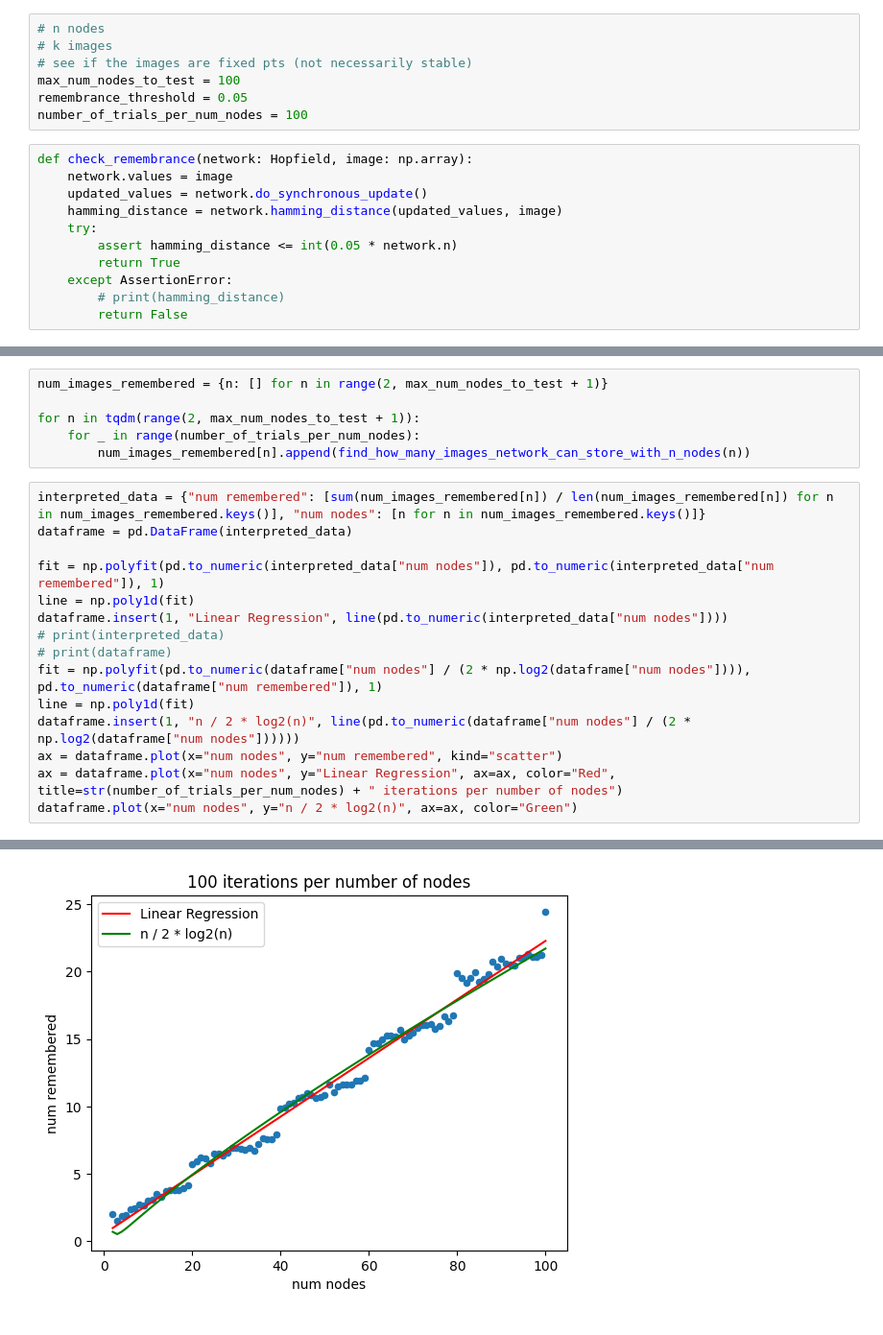
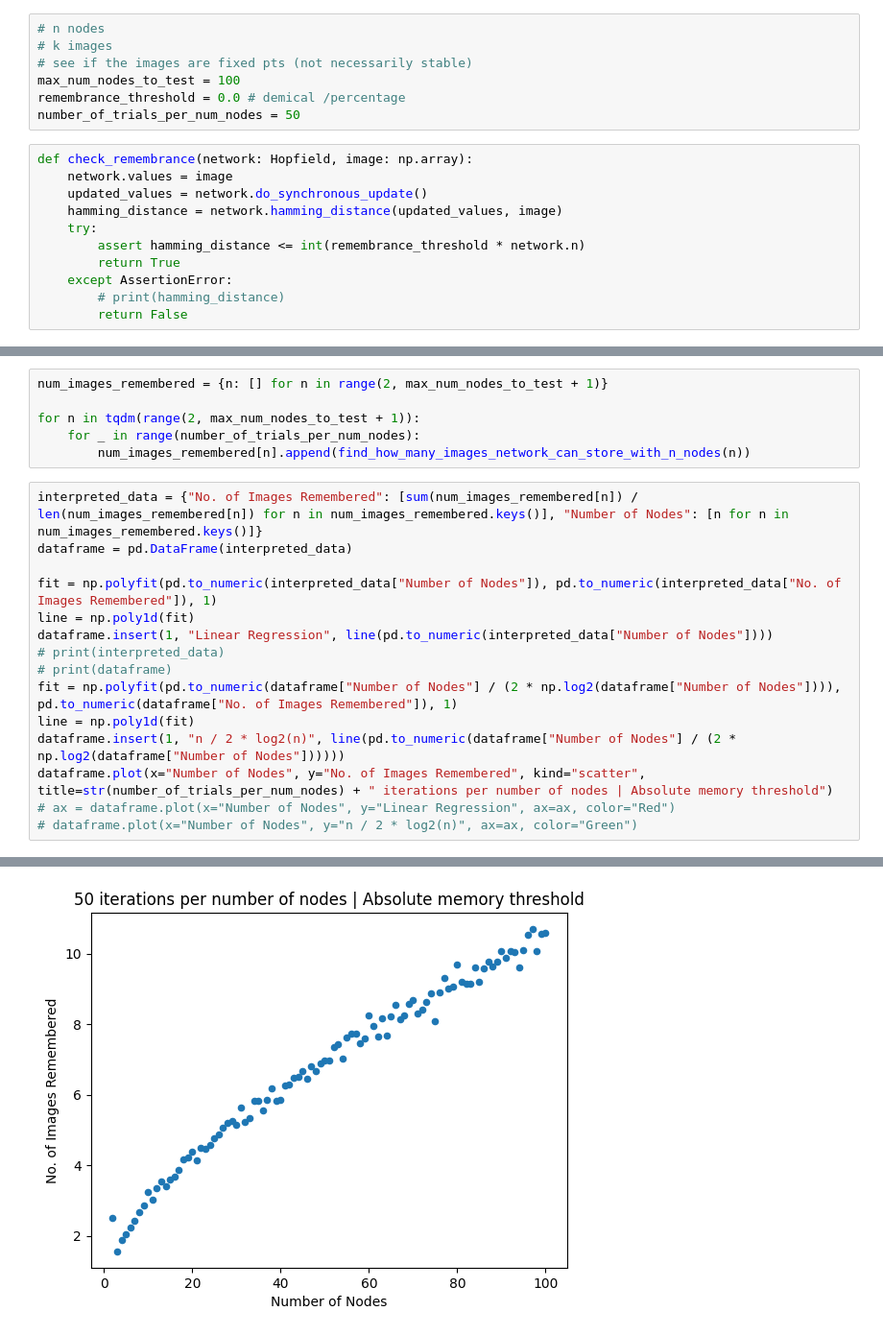
Before and after one commit to cluster-nine-hopfield/hopfield, a Jupyter notebook: true_memory_capacity.ipynb, the cells around one changed output, grey strips where cells are left out. Shown: that part at 96% size. Drawn from its saved outputs; the diff is of its cells as text.

Commit message:
graph looks better with absolute memory threshold

```diff
--- a/true_memory_capacity.ipynb
+++ b/true_memory_capacity.ipynb
@@ -7,15 +7,15 @@ from hopfield import *
 # k images
 # see if the images are fixed pts (not necessarily stable)
 max_num_nodes_to_test = 100
-remembrance_threshold = 0.05
-number_of_trials_per_num_nodes = 100
+remembrance_threshold = 0.0 # demical /percentage
+number_of_trials_per_num_nodes = 50
 # %%
 def check_remembrance(network: Hopfield, image: np.array):
     network.values = image
     updated_values = network.do_synchronous_update()
     hamming_distance = network.hamming_distance(updated_values, image)
     try:
-        assert hamming_distance <= int(0.05 * network.n)
+        assert hamming_distance <= int(remembrance_threshold * network.n)
         return True
     except AssertionError:
         # print(hamming_distance)
@@ -52,18 +48,18 @@ for n in tqdm(range(2, max_num_nodes_to_test + 1)):
     for _ in range(number_of_trials_per_num_nodes):
         num_images_remembered[n].append(find_how_many_images_network_can_store_with_n_nodes(n))
 # %%
-interpreted_data = {"num remembered": [sum(num_images_remembered[n]) / len(num_images_remembered[n]) for n in num_images_remembered.keys()], "num nodes": [n for n in num_images_remembered.keys()]}
+interpreted_data = {"No. of Images Remembered": [sum(num_images_remembered[n]) / len(num_images_remembered[n]) for n in num_images_remembered.keys()], "Number of Nodes": [n for n in num_images_remembered.keys()]}
 dataframe = pd.DataFrame(interpreted_data)
 
-fit = np.polyfit(pd.to_numeric(interpreted_data["num nodes"]), pd.to_numeric(interpreted_data["num remembered"]), 1)
+fit = np.polyfit(pd.to_numeric(interpreted_data["Number of Nodes"]), pd.to_numeric(interpreted_data["No. of Images Remembered"]), 1)
 line = np.poly1d(fit)
-dataframe.insert(1, "Linear Regression", line(pd.to_numeric(interpreted_data["num nodes"])))
+dataframe.insert(1, "Linear Regression", line(pd.to_numeric(interpreted_data["Number of Nodes"])))
 # print(interpreted_data)
 # print(dataframe)
-fit = np.polyfit(pd.to_numeric(dataframe["num nodes"] / (2 * np.log2(dataframe["num nodes"]))), pd.to_numeric(dataframe["num remembered"]), 1)
+fit = np.polyfit(pd.to_numeric(dataframe["Number of Nodes"] / (2 * np.log2(dataframe["Number of Nodes"]))), pd.to_numeric(dataframe["No. of Images Remembered"]), 1)
 line = np.poly1d(fit)
-dataframe.insert(1, "n / 2 * log2(n)", line(pd.to_numeric(dataframe["num nodes"] / (2 * np.log2(dataframe["num nodes"])))))
-ax = dataframe.plot(x="num nodes", y="num remembered", kind="scatter")
-ax = dataframe.plot(x="num nodes", y="Linear Regression", ax=ax, color="Red", title=str(number_of_trials_per_num_nodes) + " iterations per number of nodes")
-dataframe.plot(x="num nodes", y="n / 2 * log2(n)", ax=ax, color="Green")
+dataframe.insert(1, "n / 2 * log2(n)", line(pd.to_numeric(dataframe["Number of Nodes"] / (2 * np.log2(dataframe["Number of Nodes"])))))
+dataframe.plot(x="Number of Nodes", y="No. of Images Remembered", kind="scatter", title=str(number_of_trials_per_num_nodes) + " iterations per number of nodes | Absolute memory threshold")
+# ax = dataframe.plot(x="Number of Nodes", y="Linear Regression", ax=ax, color="Red")
+# dataframe.plot(x="Number of Nodes", y="n / 2 * log2(n)", ax=ax, color="Green")
 # %% [output]
@@ -71,2 +67,2 @@ dataframe.plot(x="num nodes", y="n / 2 * log2(n)", ax=ax, color="Green")
-[figure, old version]
+[figure, new version]
 # %%
```
Also changed, not shown: parts of 3 cells of this notebook.
